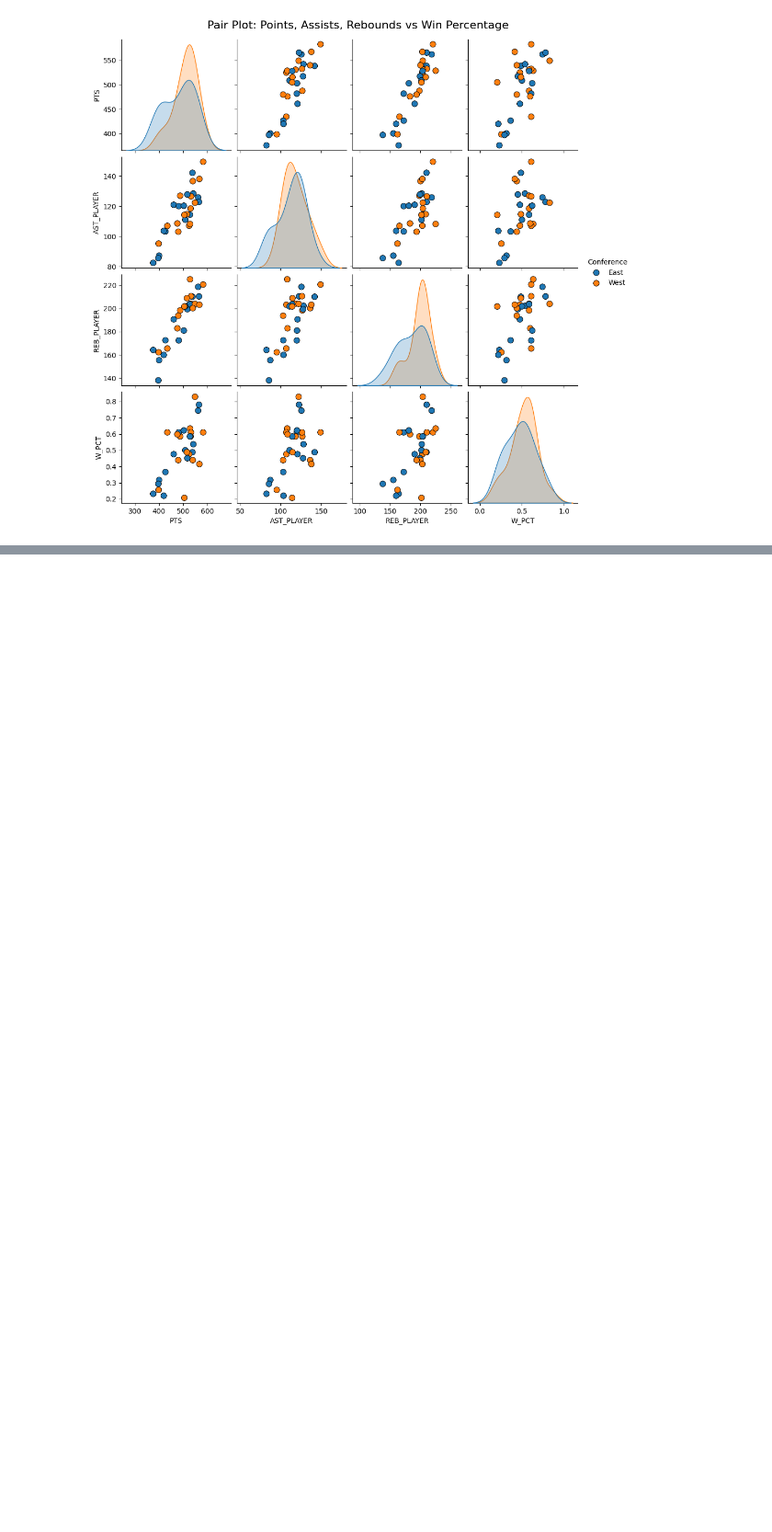
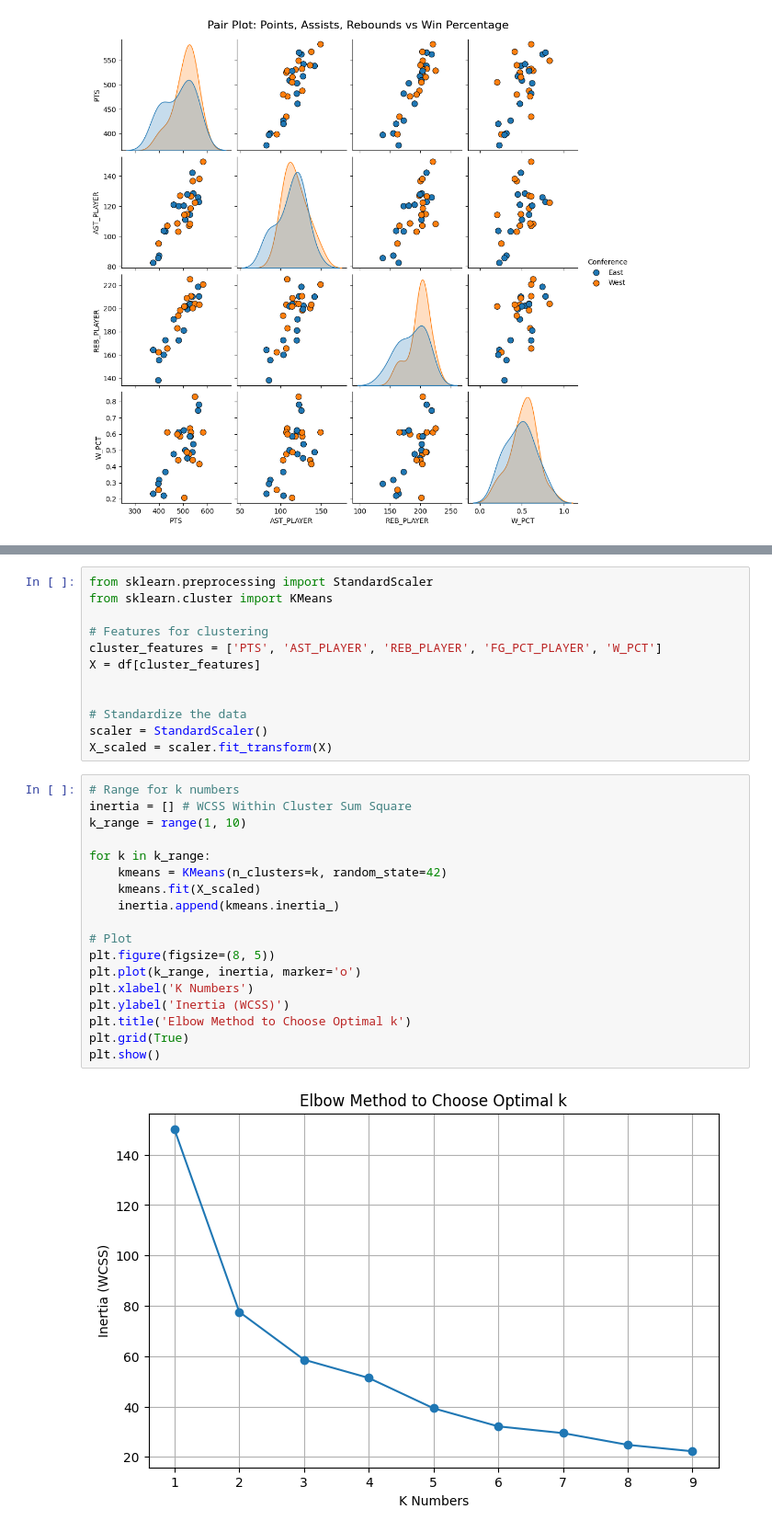
Before and after one commit to Prithwi13/Banking-System, a Jupyter notebook: ASDS_5302_Final_Project.ipynb, the cells around one changed output, grey strips where cells are left out. Shown at 92% size. Saved outputs shown, nothing was run; the diff lists cells and outputs as text; blank space fills up the shorter version.

```diff
--- a/ASDS_5302_Final_Project.ipynb
+++ b/ASDS_5302_Final_Project.ipynb
@@ -721,0 +733,32 @@ These insights underscore the multifactorial nature of team performance in profe
+# %%
+from sklearn.preprocessing import StandardScaler
+from sklearn.cluster import KMeans
+
+# Features for clustering
+cluster_features = ['PTS', 'AST_PLAYER', 'REB_PLAYER', 'FG_PCT_PLAYER', 'W_PCT']
+X = df[cluster_features]
+
+
+# Standardize the data
+scaler = StandardScaler()
+X_scaled = scaler.fit_transform(X)
+# %%
+# Range for k numbers
+inertia = [] # WCSS Within Cluster Sum Square
+k_range = range(1, 10)
+
+for k in k_range:
+    kmeans = KMeans(n_clusters=k, random_state=42)
+    kmeans.fit(X_scaled)
+    inertia.append(kmeans.inertia_)
+
+# Plot
+plt.figure(figsize=(8, 5))
+plt.plot(k_range, inertia, marker='o')
+plt.xlabel('K Numbers')
+plt.ylabel('Inertia (WCSS)')
+plt.title('Elbow Method to Choose Optimal k')
+plt.grid(True)
+plt.show()
+# %% [output]
+[figure, added]
```
Also changed, not shown: parts of 15 cells of this notebook.
